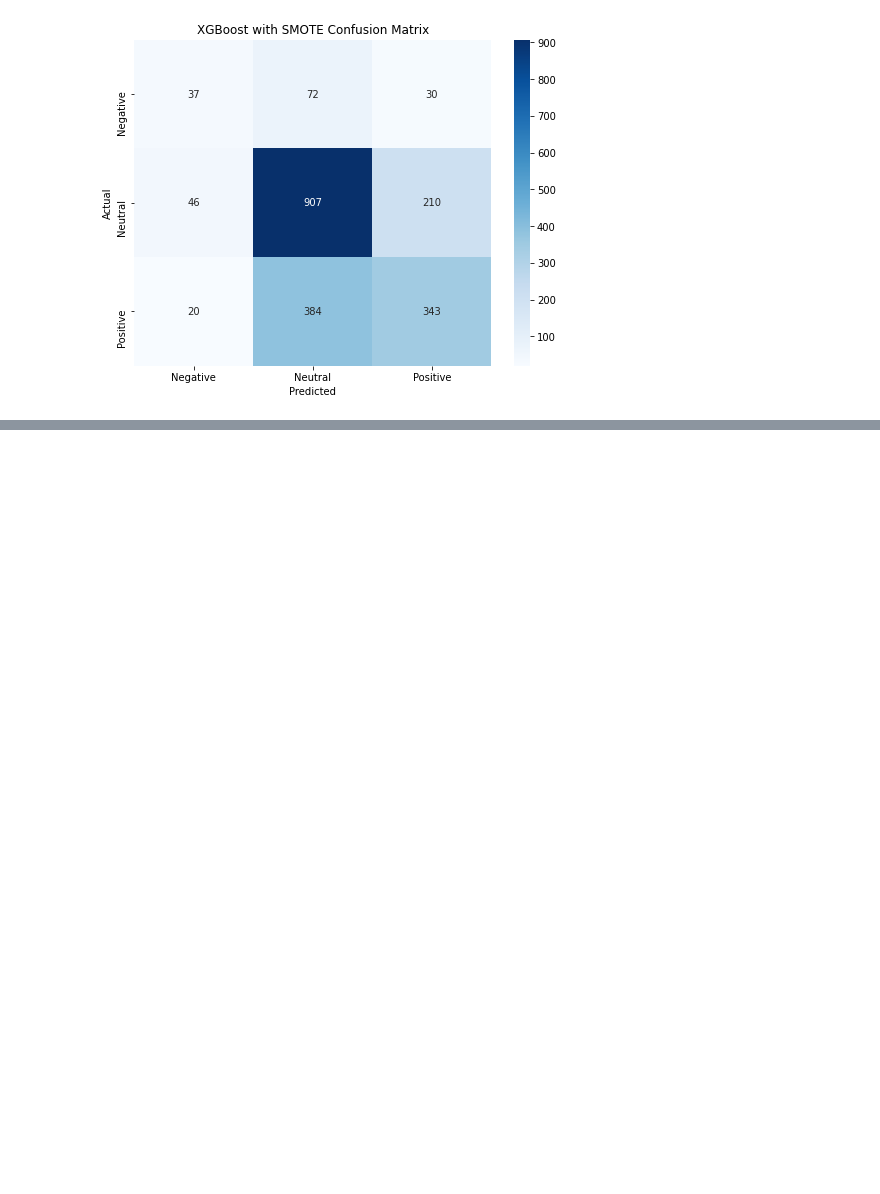
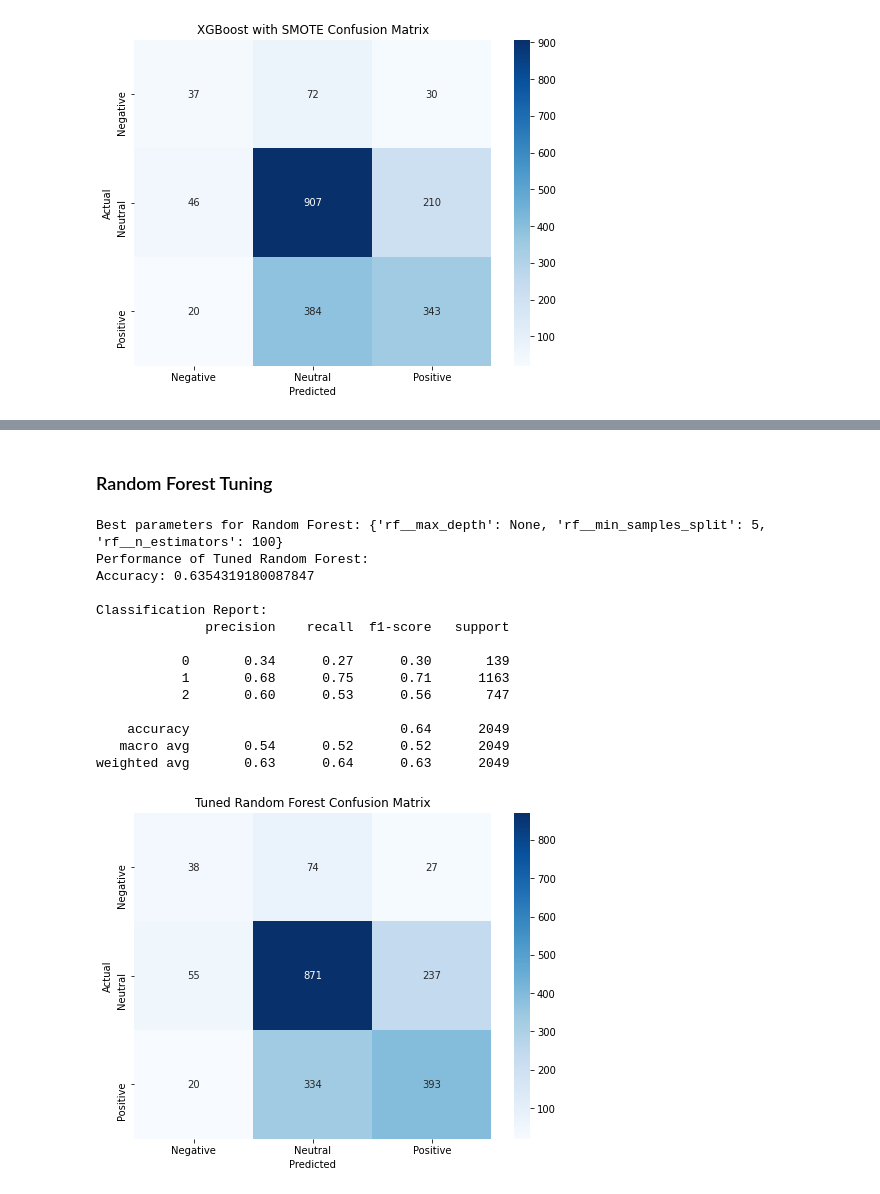
Before and after one commit to KImondorose/Deciphering-the-Public-Opinion-on-Apple, a Jupyter notebook: work_in_progress/dave.ipynb, the cells around one changed output, grey strips where cells are left out. Cells and saved outputs as stored; diff of their text form; code cells hidden in the pictures; blank space fills up the shorter version.

```diff
--- a/work_in_progress/dave.ipynb
+++ b/work_in_progress/dave.ipynb
@@ -710,0 +794,39 @@ weighted avg       0.62      0.63      0.62      2049
+# %% [markdown]
+### Random Forest Tuning
+# %%
+rf_pipeline = Pipeline([
+    ('tfidf', TfidfVectorizer(max_features=5000)),  # Text vectorization
+    ('rf', RandomForestClassifier(class_weight='balanced', random_state=42))  # Random Forest
+])
+
+# Hyperparameter grid for Random Forest
+param_grid_rf = {
+    'rf__n_estimators': [100, 200, 500],
+    'rf__max_depth': [10, 50, None],
+    'rf__min_samples_split': [2, 5, 10]
+}
+
+# Grid Search
+grid_rf = GridSearchCV(rf_pipeline, param_grid_rf, cv=5, scoring='accuracy')
+grid_rf.fit(X_train, y_train)
+
+# Best Parameters and Evaluate
+print(f"Best parameters for Random Forest: {grid_rf.best_params_}")
+y_pred_rf = grid_rf.predict(X_test)
+evaluate_model(y_test, y_pred_rf, "Tuned Random Forest")
+# %% [output]
+Best parameters for Random Forest: {'rf__max_depth': None, 'rf__min_samples_split': 5, 'rf__n_estimators': 100}
+Performance of Tuned Random Forest:
+Accuracy: 0.6354319180087847
+
+Classification Report:
+              precision    recall  f1-score   support
+
+           0       0.34      0.27      0.30       139
+           1       0.68      0.75      0.71      1163
+           2       0.60      0.53      0.56       747
+
+    accuracy                           0.64      2049
+   macro avg       0.54      0.52      0.52      2049
+weighted avg       0.63      0.64      0.63      2049
+[figure, added]
```
Also changed, not shown: parts of 8 cells of this notebook.
